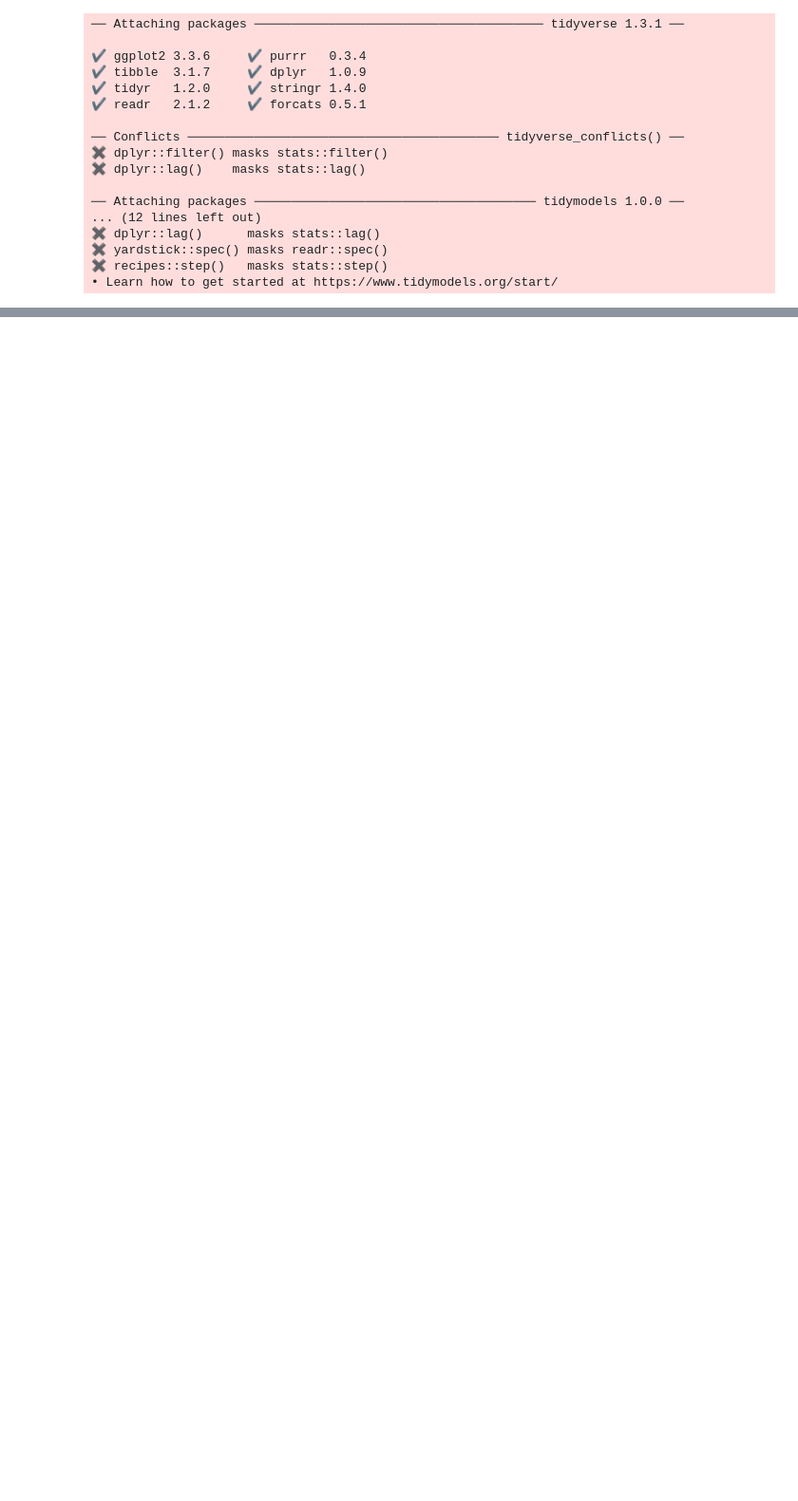
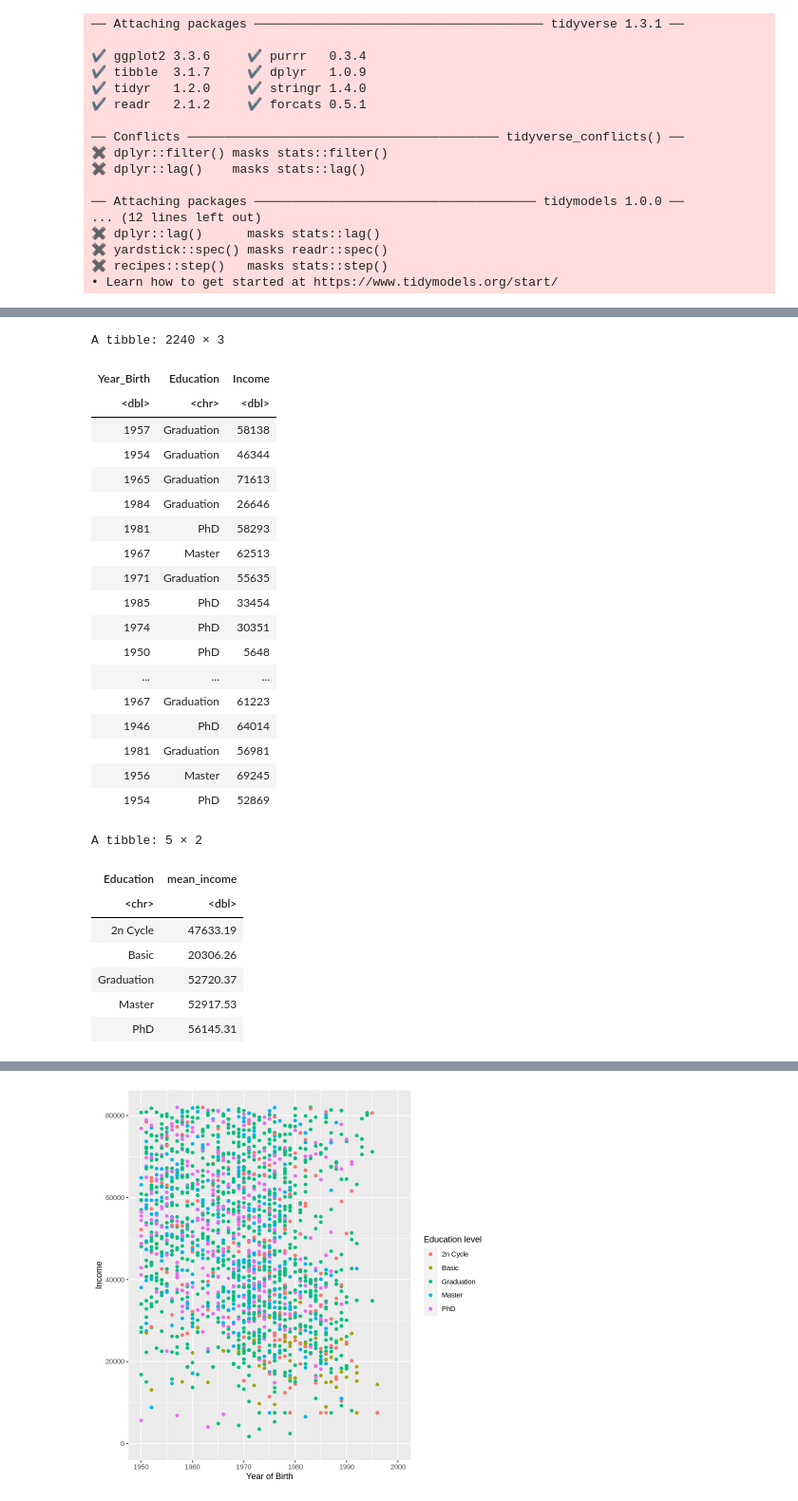
Before and after one commit to jansm04/toy_ds_project, a Jupyter notebook: MarketingCampaign.ipynb, the cells around one changed output, grey strips where cells are left out. Shown at 95% size. Cells and saved outputs as stored; diff of their text form; code cells hidden in the pictures; blank space fills up the shorter version.

```diff
--- a/MarketingCampaign.ipynb
+++ b/MarketingCampaign.ipynb
@@ -53,0 +55,49 @@ A spec_tbl_df: 2240 × 29
+# %%
+# tidy the data
+marketing_data_tidy <- marketing_data |>
+select(Year_Birth, Education, Income, Education)
+
+marketing_data_tidy
+
+#summariz data in table
+summary_data <- group_by(marketing_data_tidy, Education) |>
+summarize(mean_income = mean(Income, na.rm = TRUE))
+
+summary_data
+
+# plot the data
+plot <- ggplot(marketing_data_tidy, aes(x = Year_Birth, y = Income, color = Education)) +
+geom_point() +
+labs( x = "Year of Birth", y = "Income", color = "Education level") +
+ylim(c(0, 82032)) +
+xlim(c(1950, 2000))
+
+plot
+# %% [output]
+A tibble: 2240 × 3
+| Year_Birth | Education | Income |
+| <dbl> | <chr> | <dbl> |
+| 1957 | Graduation | 58138 |
+| 1954 | Graduation | 46344 |
+| 1965 | Graduation | 71613 |
+| 1984 | Graduation | 26646 |
+| 1981 | PhD | 58293 |
+| 1967 | Master | 62513 |
+| 1971 | Graduation | 55635 |
+| 1985 | PhD | 33454 |
+| 1974 | PhD | 30351 |
+| 1950 | PhD | 5648 |
+| ... | ... | ... |
+| 1967 | Graduation | 61223 |
+| 1946 | PhD | 64014 |
+| 1981 | Graduation | 56981 |
+| 1956 | Master | 69245 |
+| 1954 | PhD | 52869 |
+A tibble: 5 × 2
+| Education | mean_income |
+| <chr> | <dbl> |
+| 2n Cycle | 47633.19 |
+| Basic | 20306.26 |
+| Graduation | 52720.37 |
+| Master | 52917.53 |
+| PhD | 56145.31 |
@@ -53,0 +106 @@ A spec_tbl_df: 2240 × 29
+[figure, added]
```
Also changed, not shown: parts of 2 cells of this notebook.
